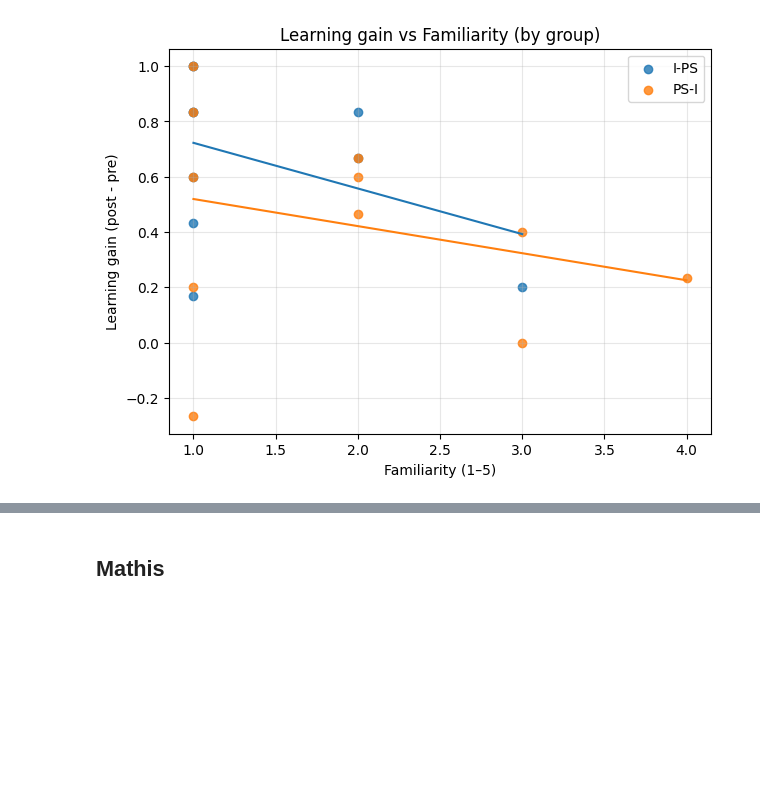
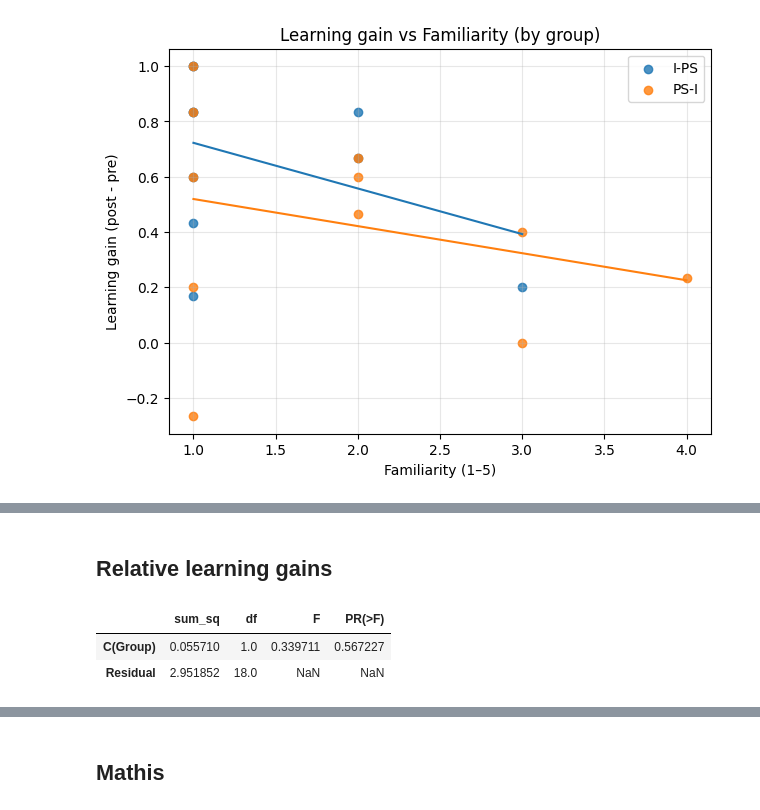
Before and after one commit to mathisrich/Gerrymandering-CS411, a Jupyter notebook: data_analysis/ANOVA_analysis.ipynb, the cells around one changed output, grey strips where cells are left out. Saved outputs shown, nothing was run; the diff lists cells and outputs as text; code cells hidden in the pictures; blank space fills up the shorter version.

```diff
--- a/data_analysis/ANOVA_analysis.ipynb
+++ b/data_analysis/ANOVA_analysis.ipynb
@@ -486,0 +553,18 @@ moderation_plot()
+# %% [markdown]
+## Relative learning gains
+# %%
+from statsmodels.formula.api import ols
+from statsmodels.stats.anova import anova_lm
+
+# Safe relative gain: avoid division by zero when pre==1
+df2_rel = df2[df2["pre_prop"] < 1].copy()
+df2_rel["rel_gain"] = (df2_rel["post_prop"] - df2_rel["pre_prop"]) / (1 - df2_rel["pre_prop"])
+
+# One-way ANOVA on relative gain
+m_rel = ols("rel_gain ~ C(Group)", data=df2_rel).fit()
+anova_rel = anova_lm(m_rel, typ=2)
+anova_rel
+# %% [output]
+|  | sum_sq | df | F | PR(>F) |
+| C(Group) | 0.055710 | 1.0 | 0.339711 | 0.567227 |
+| Residual | 2.951852 | 18.0 | NaN | NaN |
```
Also changed, not shown: parts of 17 cells of this notebook.
